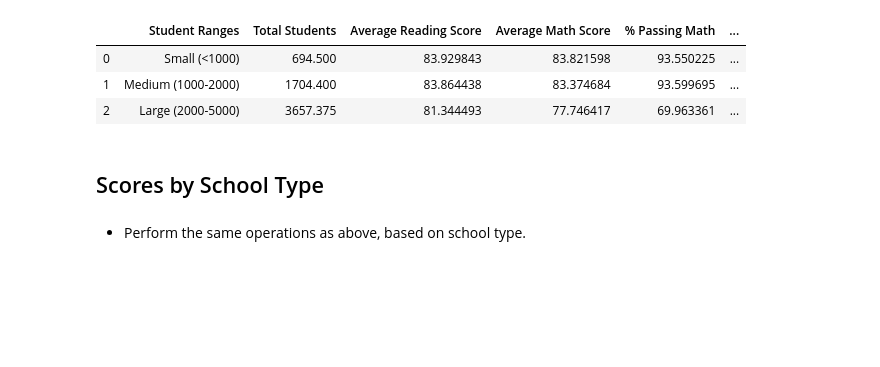
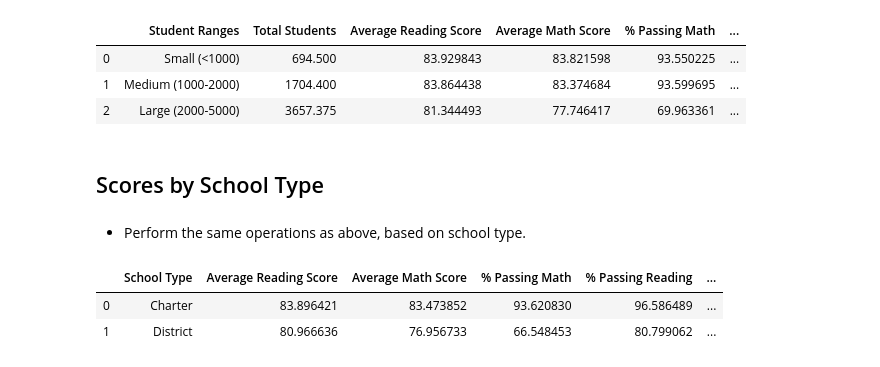
Before and after one commit to terrypotter/pandas-challenge, a Jupyter notebook: PyCitySchools/PyCitySchools_starter.ipynb, the cells around one changed output. Cells and saved outputs as stored; diff of their text form; code cells hidden in the pictures; blank space fills up the shorter version.

```diff
--- a/PyCitySchools/PyCitySchools_starter.ipynb
+++ b/PyCitySchools/PyCitySchools_starter.ipynb
@@ -333,3 +333,12 @@ students_summary.mean()
 ## Scores by School Type
 # %% [markdown]
 * Perform the same operations as above, based on school type.
+# %%
+scores_school_type = comb_ss_mr.drop(["School Name", "Total Students", "Per Student Budget", "Total School Budget"], axis=1)
+
+scores_school_type = scores_school_type.groupby(by="School Type", as_index=False)
+scores_school_type.mean()
+# %% [output]
+|  | School Type | Average Reading Score | Average Math Score | % Passing Math | % Passing Reading | ... |
+| 0 | Charter | 83.896421 | 83.473852 | 93.620830 | 96.586489 | ... |
+| 1 | District | 80.966636 | 76.956733 | 66.548453 | 80.799062 | ... |
```
